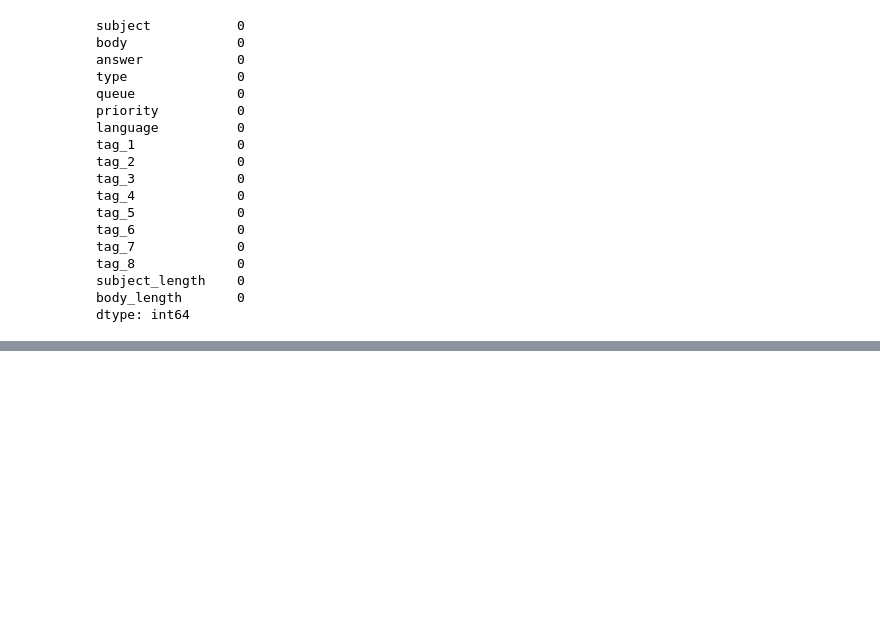
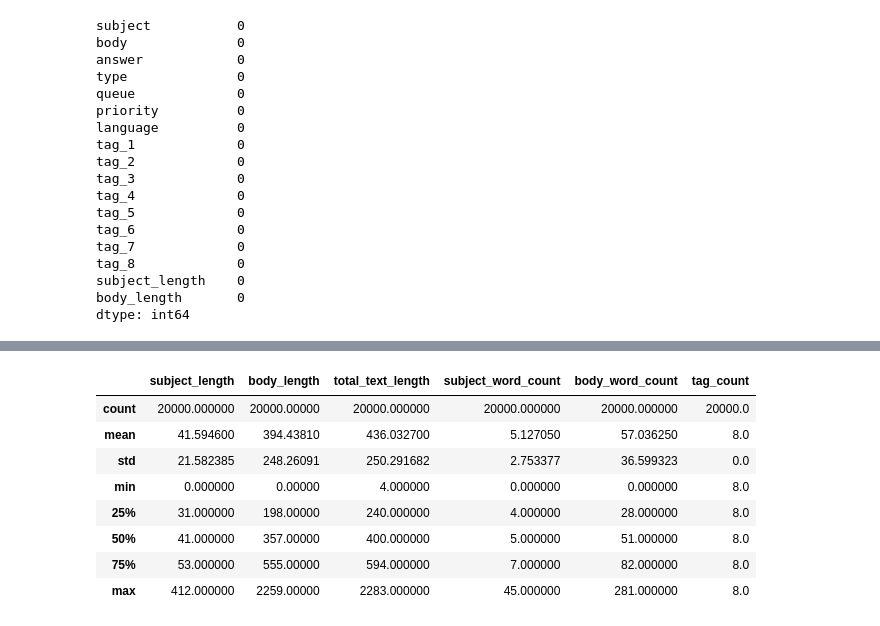
Before and after one commit to prashantmanisrivastava2004-sudo/AI-Enterprise-Workflow-Incident-Intelligence-Platform, a Jupyter notebook: notebooks/01_EDA.ipynb, the cells around one changed output, grey strips where cells are left out. Drawn from its saved outputs; the diff is of its cells as text; code cells hidden in the pictures; blank space fills up the shorter version.

```diff
--- a/notebooks/01_EDA.ipynb
+++ b/notebooks/01_EDA.ipynb
@@ -393,0 +437,21 @@ dtype: int64
+# %%
+df_fe[
+    [
+        'subject_length',
+        'body_length',
+        'total_text_length',
+        'subject_word_count',
+        'body_word_count',
+        'tag_count'
+    ]
+].describe()
+# %% [output]
+|  | subject_length | body_length | total_text_length | subject_word_count | body_word_count | tag_count |
+| count | 20000.000000 | 20000.00000 | 20000.000000 | 20000.000000 | 20000.000000 | 20000.0 |
+| mean | 41.594600 | 394.43810 | 436.032700 | 5.127050 | 57.036250 | 8.0 |
+| std | 21.582385 | 248.26091 | 250.291682 | 2.753377 | 36.599323 | 0.0 |
+| min | 0.000000 | 0.00000 | 4.000000 | 0.000000 | 0.000000 | 8.0 |
+| 25% | 31.000000 | 198.00000 | 240.000000 | 4.000000 | 28.000000 | 8.0 |
+| 50% | 41.000000 | 357.00000 | 400.000000 | 5.000000 | 51.000000 | 8.0 |
+| 75% | 53.000000 | 555.00000 | 594.000000 | 7.000000 | 82.000000 | 8.0 |
+| max | 412.000000 | 2259.00000 | 2283.000000 | 45.000000 | 281.000000 | 8.0 |
```
Also changed, not shown: parts of 11 cells of this notebook.
